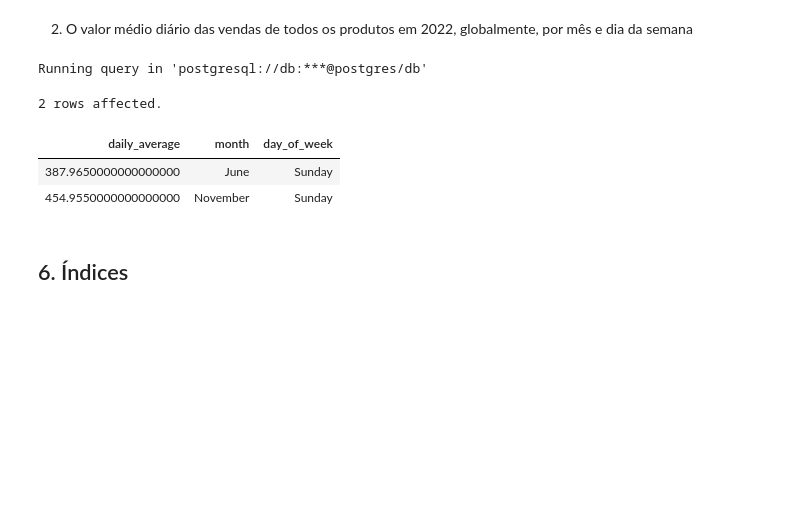
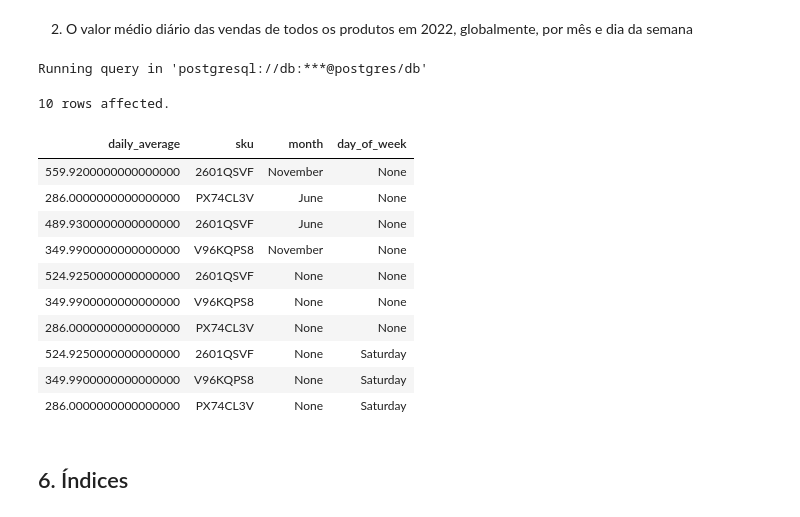
Before and after one commit to joaopr03/db_project, a Jupyter notebook: Entrega3/E3-report-19.ipynb, the cells around one changed output. Saved outputs shown, nothing was run; the diff lists cells and outputs as text; code cells hidden in the pictures; blank space fills up the shorter version.

```diff
--- a/Entrega3/E3-report-19.ipynb
+++ b/Entrega3/E3-report-19.ipynb
@@ -522,17 +547,26 @@ Running query in 'postgresql://db:***@postgres/db'
 # %%
 %%sql
 SELECT AVG(total_price) AS daily_average,
-    month,
-    day_of_week
+    sku,
+    TO_CHAR(TO_DATE (month::text, 'MM'), 'Month') AS month,
+    day_to_char(day_of_week) AS day_of_week
 FROM product_sales
 WHERE year = 2022
-GROUP BY month, day_of_week;
+GROUP BY GROUPING SETS ((sku), (sku, month), (sku, day_of_week));
 # %% [output]
 Running query in 'postgresql://db:***@postgres/db'
-2 rows affected.
+10 rows affected.
-| daily_average | month | day_of_week |
-| 387.9650000000000000 | June | Sunday |
-| 454.9550000000000000 | November | Sunday |
+| daily_average | sku | month | day_of_week |
+| 559.9200000000000000 | 2601QSVF | November | None |
+| 286.0000000000000000 | PX74CL3V | June | None |
+| 489.9300000000000000 | 2601QSVF | June | None |
+| 349.9900000000000000 | V96KQPS8 | November | None |
+| 524.9250000000000000 | 2601QSVF | None | None |
+| 349.9900000000000000 | V96KQPS8 | None | None |
+| 286.0000000000000000 | PX74CL3V | None | None |
+| 524.9250000000000000 | 2601QSVF | None | Saturday |
+| 349.9900000000000000 | V96KQPS8 | None | Saturday |
+| 286.0000000000000000 | PX74CL3V | None | Saturday |
 # %% [markdown]
 ## 6. Índices
 # %% [markdown]
```
Also changed, not shown: parts of 3 cells of this notebook.
